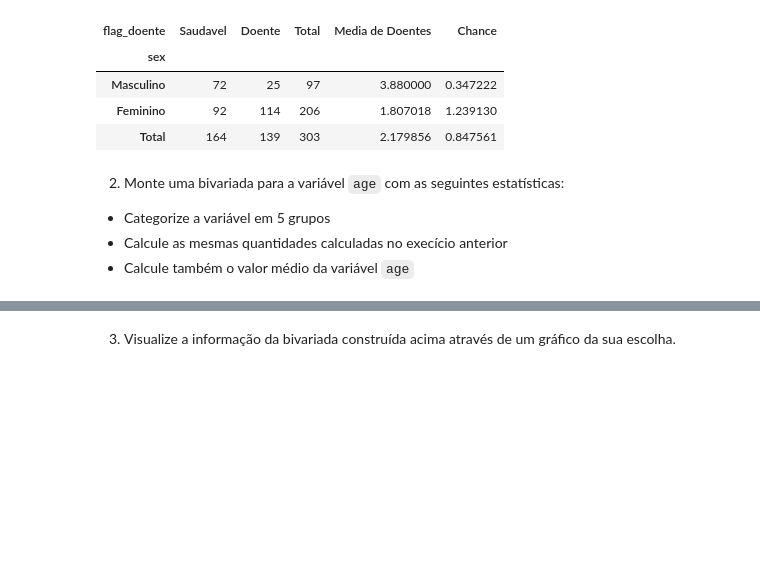
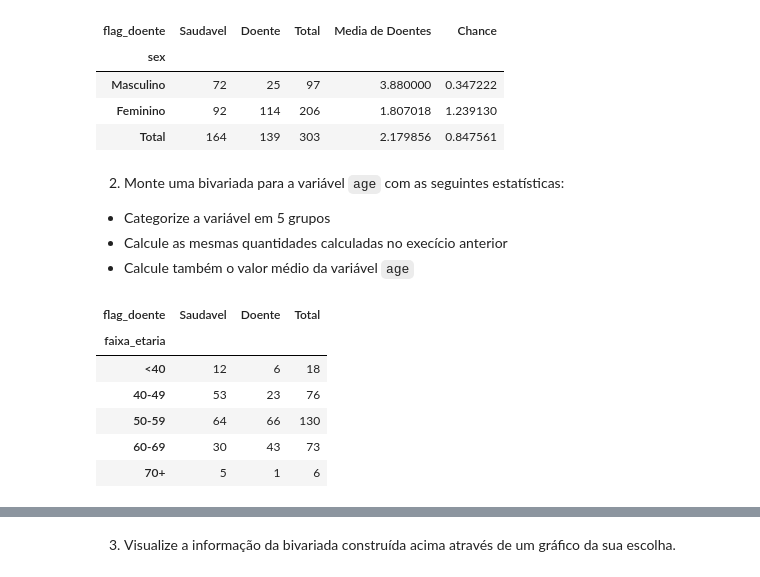
Before and after one commit to giveuperror/modulo-18, a Jupyter notebook: modulo18-exerc1.ipynb, the cells around one changed output, grey strips where cells are left out. Cells and saved outputs as stored; diff of their text form; code cells hidden in the pictures; blank space fills up the shorter version.

```diff
--- a/modulo18-exerc1.ipynb
+++ b/modulo18-exerc1.ipynb
@@ -116,0 +121,12 @@ tab_sex
+# %%
+tab_age = pd.crosstab(df['faixa_etaria'], df['flag_doente'], margins= True).rename(columns=
+                                                                          {0 : 'Saudavel', 1 : 'Doente', 'All': 'Total'})
+tab_age.head(5)
+# %% [output]
+| flag_doente | Saudavel | Doente | Total |
+| faixa_etaria |  |  |  |
+| <40 | 12 | 6 | 18 |
+| 40-49 | 53 | 23 | 76 |
+| 50-59 | 64 | 66 | 130 |
+| 60-69 | 30 | 43 | 73 |
+| 70+ | 5 | 1 | 6 |
```
Also changed, not shown: parts of 3 cells of this notebook.
